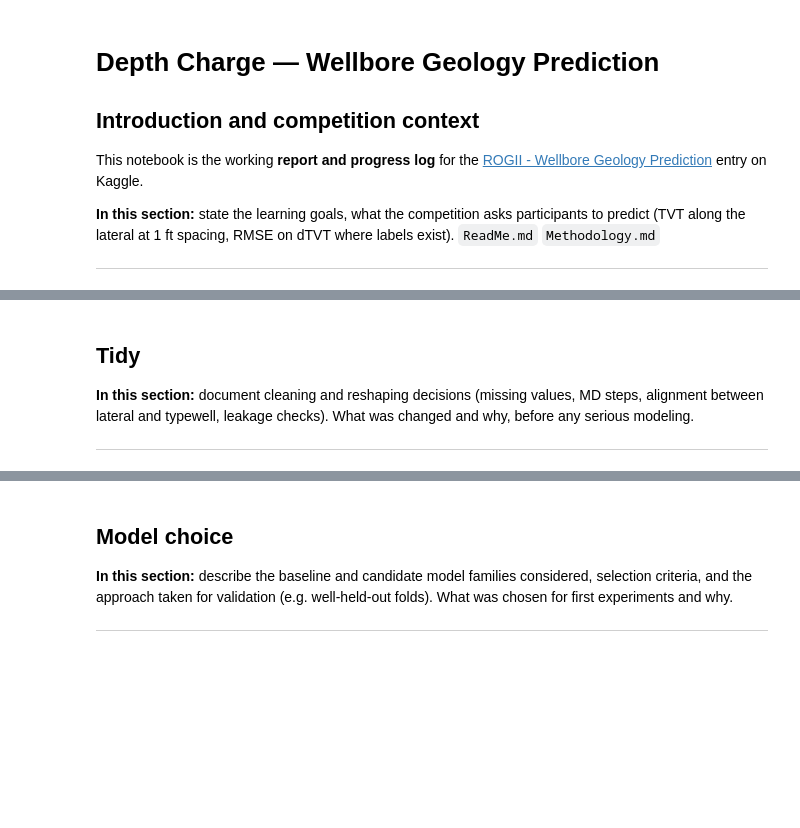
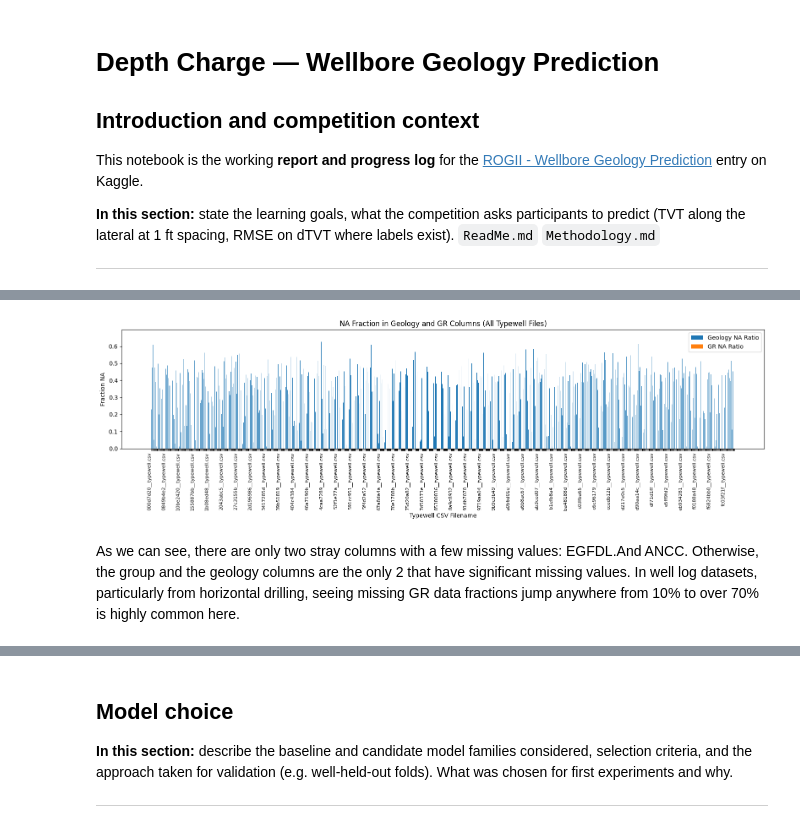
Before and after one commit to IsomorphicAlgo/Depth-Charge---Wellbore-Geology-Competition, a Jupyter notebook: wellbore_report.ipynb, the cells around one changed output, grey strips where cells are left out. Saved outputs shown, nothing was run; the diff lists cells and outputs as text; code cells hidden in the pictures; blank space fills up the shorter version.

```diff
--- a/wellbore_report.ipynb
+++ b/wellbore_report.ipynb
@@ -117,51 +207,51 @@ Before I go too much farther in developing a plan though, I want to get a quick
 # %%
+na_ratios_typewell = {"Geology": [], "GR": [], "filename": []}
 
-# We'll check the NA fraction for TVT and GR columns in all available horizontal CSVs
-na_ratios = {"TVT": [], "GR": [], "filename": []}
-
-# Only consider files that appear to be horizontal wells
-horizontal_well_paths = [
-    p for p in horizontal_paths
-    if "horizontal" in p.name.lower()
+# Only consider files that appear to be typewells
+typewell_paths_filtered = [
+    p for p in typewell_paths
+    if "typewell" in p.name.lower()
 ]
 
-for p in horizontal_well_paths:
+for p in typewell_paths_filtered:
     df = pd.read_csv(p)
-    tvt_na = df["TVT"].isna().mean() if "TVT" in df.columns else None
+    geology_na = df["Geology"].isna().mean() if "Geology" in df.columns else None
     gr_na = df["GR"].isna().mean() if "GR" in df.columns else None
-    na_ratios["TVT"].append(tvt_na)
-    na_ratios["GR"].append(gr_na)
-    na_ratios["filename"].append(p.name)
+    na_ratios_typewell["Geology"].append(geology_na)
+    na_ratios_typewell["GR"].append(gr_na)
+    na_ratios_typewell["filename"].append(p.name)
 
 fig, ax = plt.subplots(figsize=(16, 5))
 bar_width = 0.4
-labels = na_ratios["filename"]
+labels = na_ratios_typewell["filename"]
 
 # If there are no NA values, set to zero for plotting
-tvt_na_vals = [v if v is not None else 0 for v in na_ratios["TVT"]]
-gr_na_vals = [v if v is not None else 0 for v in na_ratios["GR"]]
+geology_na_vals = [v if v is not None else 0 for v in na_ratios_typewell["Geology"]]
+gr_na_vals = [v if v is not None else 0 for v in na_ratios_typewell["GR"]]
 
 ind = range(len(labels))
-ax.bar(ind, tvt_na_vals, bar_width, label='TVT NA Ratio')
+ax.bar(ind, geology_na_vals, bar_width, label='Geology NA Ratio')
 ax.bar([i + bar_width for i in ind], gr_na_vals, bar_width, label='GR NA Ratio')
 
 ax.set_xticks([i + bar_width / 2 for i in ind])
 # Show fewer xticklabels for readability if too many files
 if len(labels) > 40:
     skip = len(labels) // 40
     ax.set_xticklabels([label if i % skip == 0 else '' for i, label in enumerate(labels)], rotation=90, fontsize=8, ha='right')
 else:
     ax.set_xticklabels(labels, rotation=90, fontsize=8, ha='right')
 
 ax.set_ylabel("Fraction NA")
-ax.set_xlabel("Horizontal Well CSV Filename")
-ax.set_title("NA Fraction in TVT and GR Columns (All Horizontal Well Files)")
+ax.set_xlabel("Typewell CSV Filename")
+ax.set_title("NA Fraction in Geology and GR Columns (All Typewell Files)")
 ax.legend()
 plt.tight_layout()
 plt.show()
+
+csv_headers  = ["filename", "Geology", "GR"]
+na_ratios = pd.DataFrame(na_ratios_typewell, columns=csv_headers)
+na_ratios.to_csv("na_ratios_typewell.csv", index=False)
+# %% [output]
+[figure, added]
-# %% [markdown]
-## Tidy
-
-**In this section:** document cleaning and reshaping decisions (missing values, MD steps, alignment between lateral and typewell, leakage checks). What was changed and why, before any serious modeling.
-
----
+# %% [markdown]
+As we can see, there are only two stray columns with a few missing values: EGFDL.And ANCC. Otherwise, the group and the geology columns are the only 2 that have significant missing values. In well log datasets, particularly from horizontal drilling, seeing missing GR data fractions jump anywhere from 10% to over 70% is highly common here.
```
Also changed, not shown: parts of 10 cells of this notebook, 8 other files.
